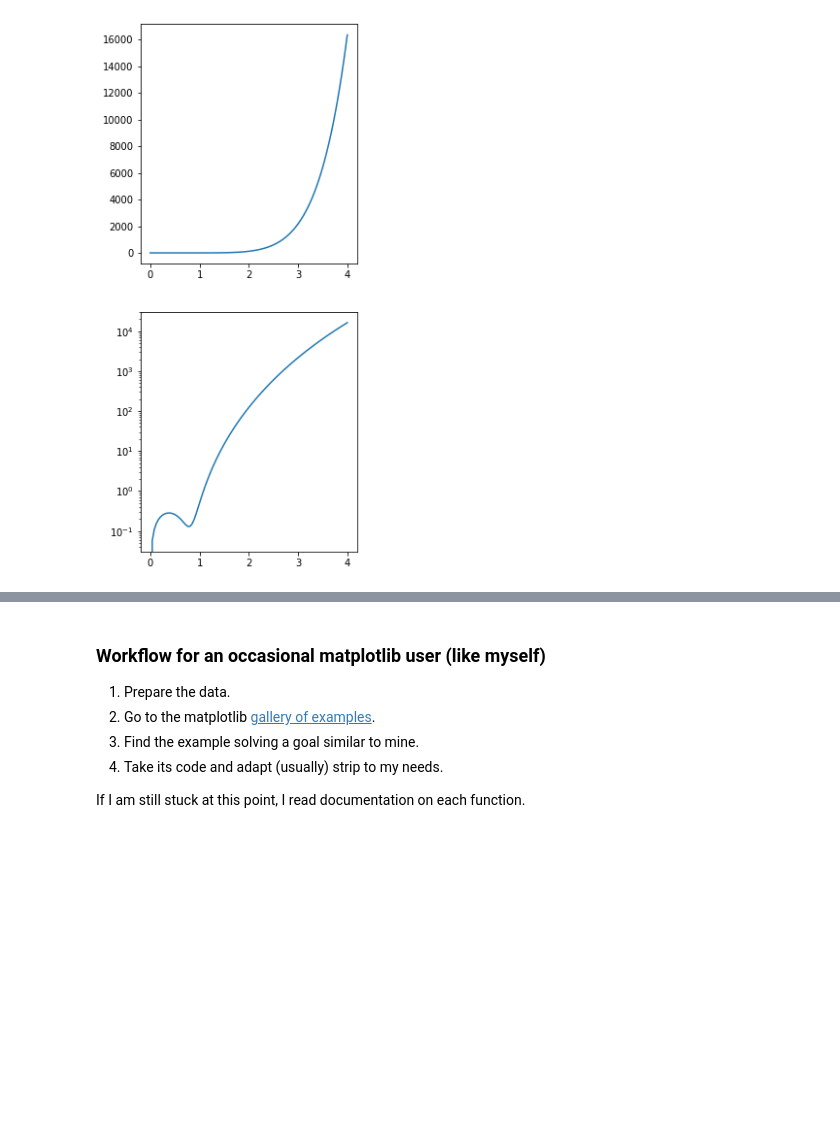
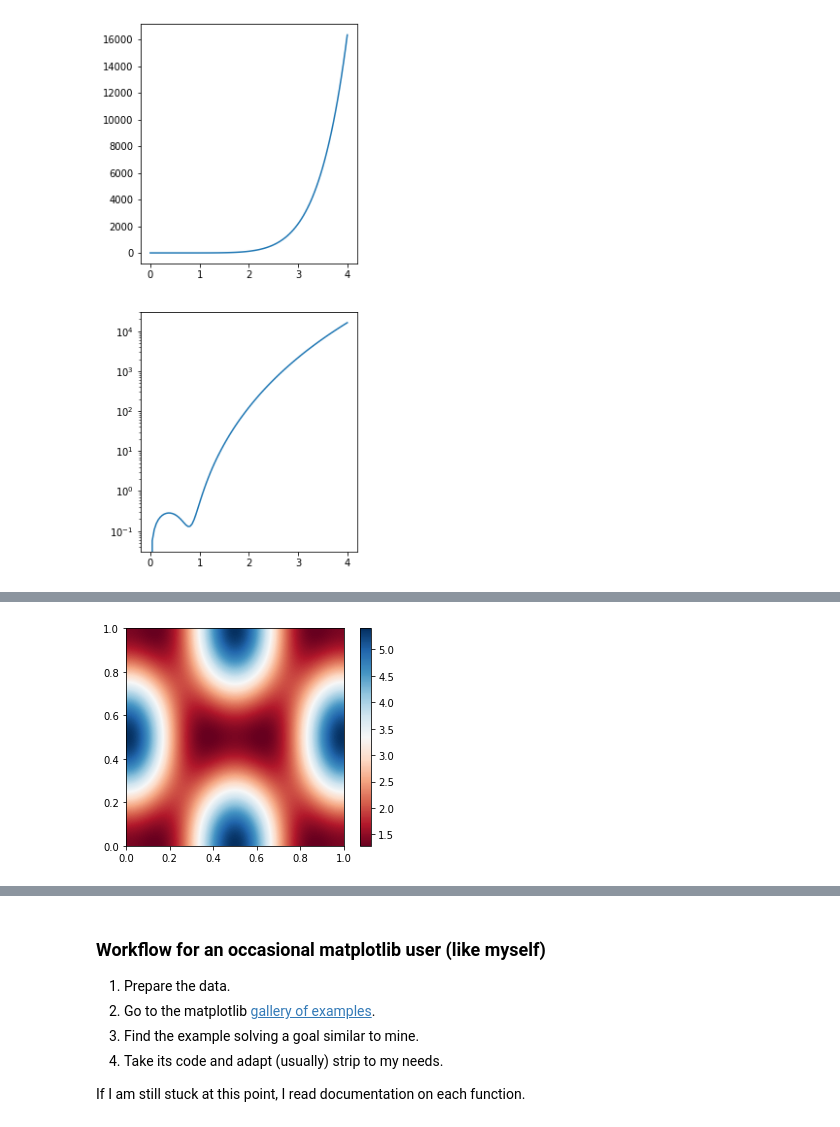
Before and after one commit to HiLASEPythonCourse/hilase-python-course-2021, a Jupyter notebook: 180_static_plots.ipynb, the cells around one changed output, grey strips where cells are left out. Drawn from its saved outputs; the diff is of its cells as text; code cells hidden in the pictures; blank space fills up the shorter version.

```diff
--- a/180_static_plots.ipynb
+++ b/180_static_plots.ipynb
@@ -388,0 +421,15 @@ ax[1].set_yscale("log")
+# %%
+fig, ax = plt.subplots()
+
+im = ax.imshow(
+    Z,
+    cmap=matplotlib.cm.RdBu,
+    vmin=abs(Z).min(),
+    vmax=abs(Z).max(),
+    extent=[0, 1, 0, 1],
+)
+im.set_interpolation("bilinear")
+
+cb = fig.colorbar(im, ax=ax)
+# %% [output]
+[figure, added]
```
Also changed, not shown: parts of 9 cells of this notebook.
